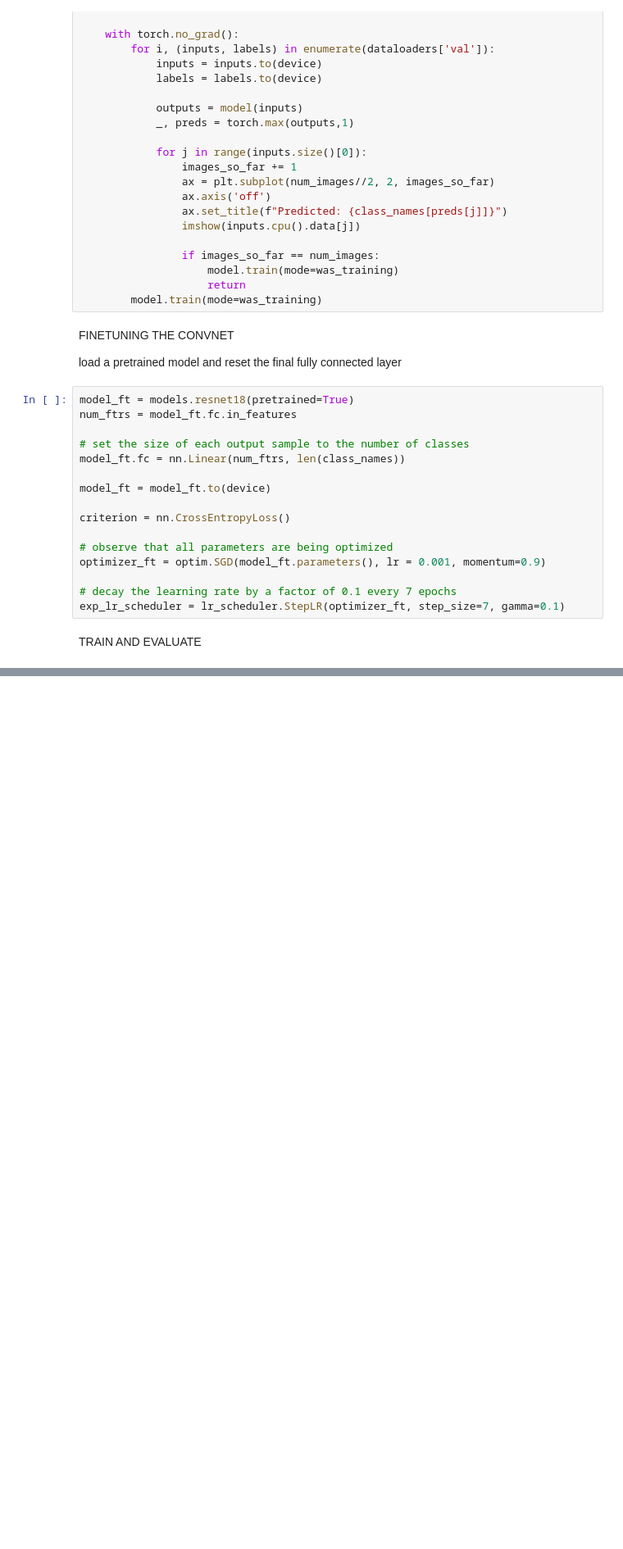
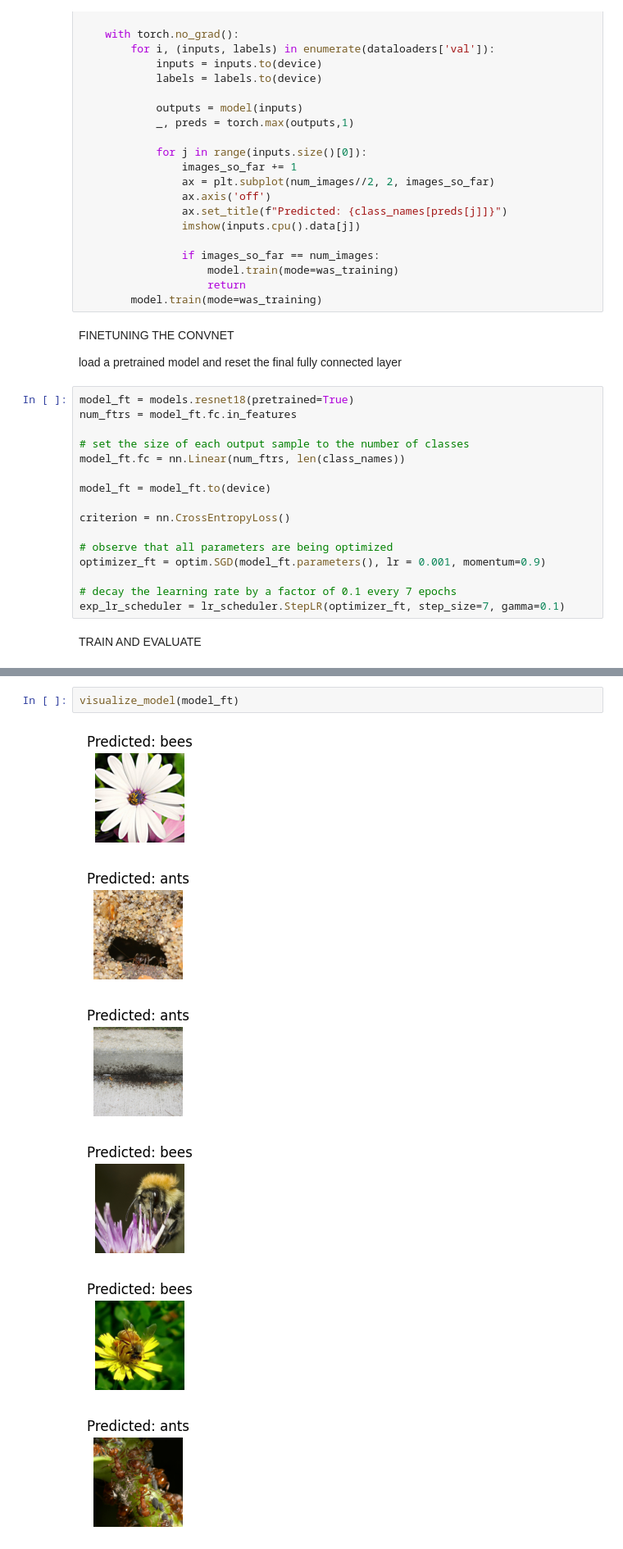
Before and after one commit to andrewbarwise/transfer_learning, a Jupyter notebook: transfer_learning.ipynb, the cells around one changed output, grey strips where cells are left out. Shown at 82% size. Drawn from its saved outputs; the diff is of its cells as text; blank space fills up the shorter version.

```diff
--- a/transfer_learning.ipynb
+++ b/transfer_learning.ipynb
@@ -217,0 +218,9 @@ Best val Acc: 0.9346
+# %%
+visualize_model(model_ft)
+# %% [output]
+[figure, added]
+[figure, added]
+[figure, added]
+[figure, added]
+[figure, added]
+[figure, added]
```
Also changed, not shown: parts of 6 cells of this notebook.
